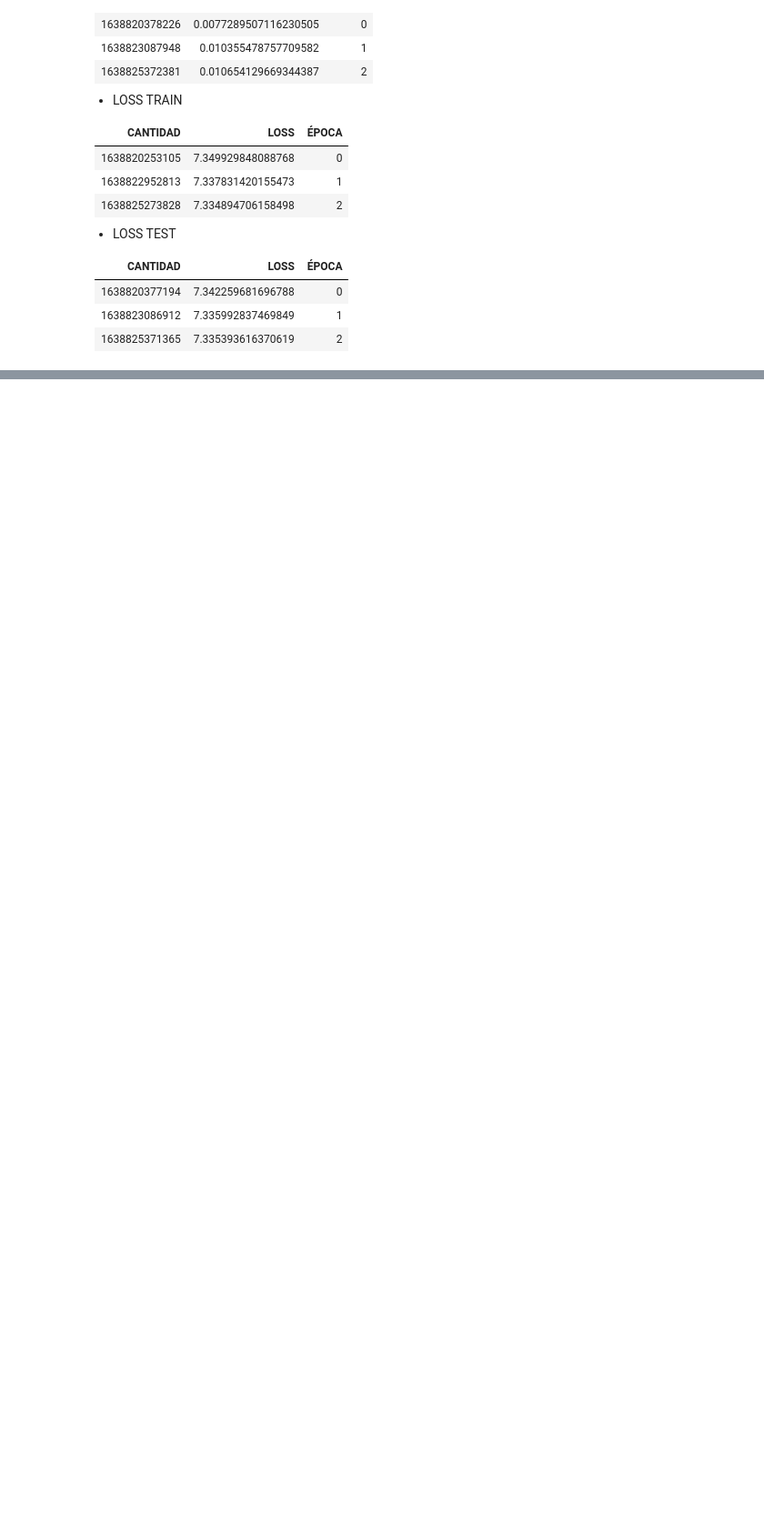
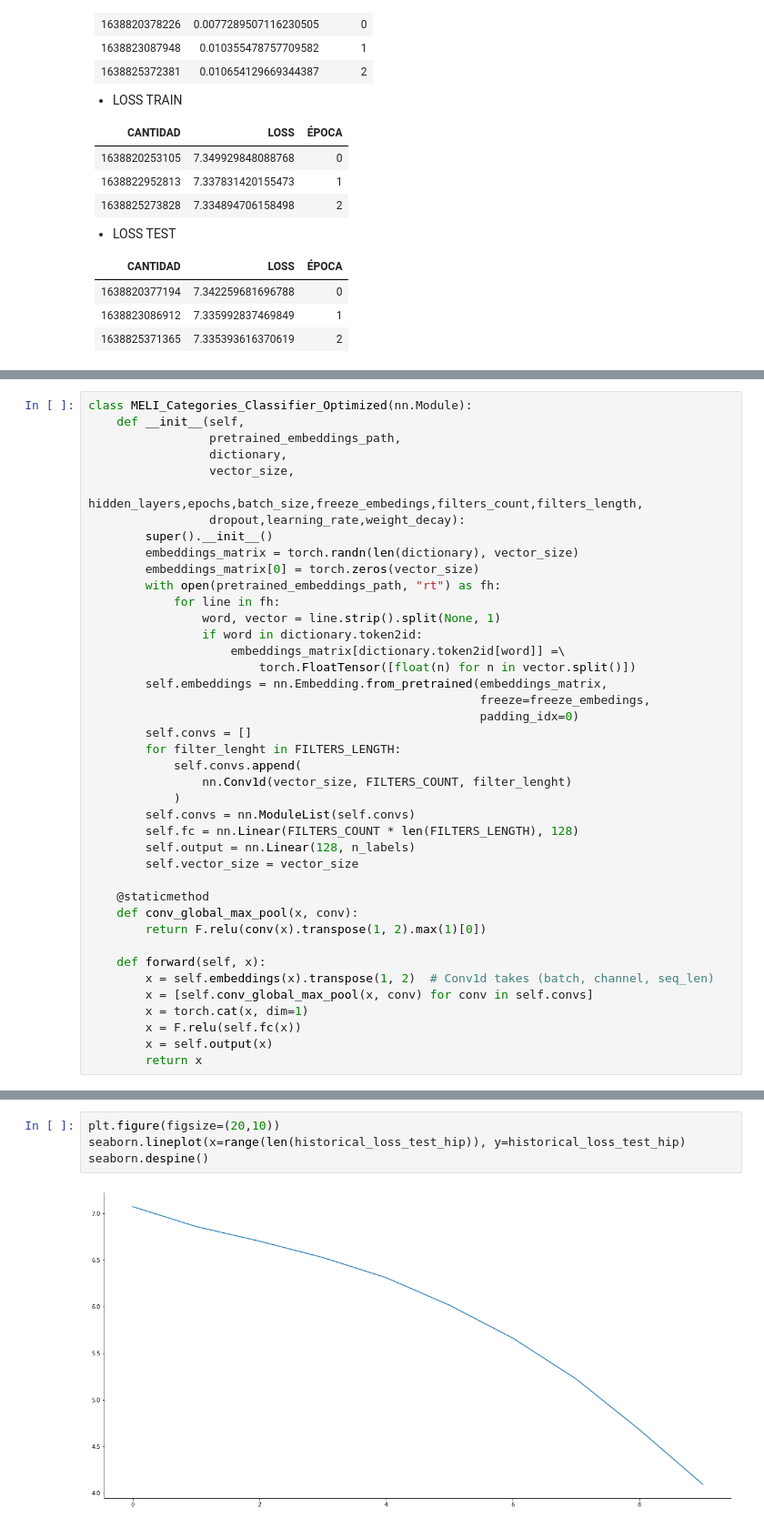
Before and after one commit to DiploDatos2021-EntregablesGrupo10/Deep_Learning, a Jupyter notebook: Aprendizaje_Profundo_Trabajo_Práctico.ipynb, the cells around one changed output, grey strips where cells are left out. Shown at 91% size. Saved outputs shown, nothing was run; the diff lists cells and outputs as text; blank space fills up the shorter version.

```diff
--- a/Aprendizaje_Profundo_Trabajo_Práctico.ipynb
+++ b/Aprendizaje_Profundo_Trabajo_Práctico.ipynb
@@ -412,0 +533,41 @@ Podemos observar que a partir de la segunda época la red ya aprendió la mayor
+# %%
+class MELI_Categories_Classifier_Optimized(nn.Module):
+    def __init__(self,
+                 pretrained_embeddings_path,
+                 dictionary,
+                 vector_size,
+                 hidden_layers,epochs,batch_size,freeze_embedings,filters_count,filters_length,
+                 dropout,learning_rate,weight_decay):
+        super().__init__()
+        embeddings_matrix = torch.randn(len(dictionary), vector_size)
+        embeddings_matrix[0] = torch.zeros(vector_size)
+        with open(pretrained_embeddings_path, "rt") as fh:
+            for line in fh:
+                word, vector = line.strip().split(None, 1)
+                if word in dictionary.token2id:
+                    embeddings_matrix[dictionary.token2id[word]] =\
+                        torch.FloatTensor([float(n) for n in vector.split()])
+        self.embeddings = nn.Embedding.from_pretrained(embeddings_matrix,
+                                                       freeze=freeze_embedings,
+                                                       padding_idx=0)
+        self.convs = []
+        for filter_lenght in FILTERS_LENGTH:
+            self.convs.append(
+                nn.Conv1d(vector_size, FILTERS_COUNT, filter_lenght)
+            )
+        self.convs = nn.ModuleList(self.convs)
+        self.fc = nn.Linear(FILTERS_COUNT * len(FILTERS_LENGTH), 128)
+        self.output = nn.Linear(128, n_labels)
+        self.vector_size = vector_size
+
+    @staticmethod
+    def conv_global_max_pool(x, conv):
+        return F.relu(conv(x).transpose(1, 2).max(1)[0])
+
+    def forward(self, x):
+        x = self.embeddings(x).transpose(1, 2)  # Conv1d takes (batch, channel, seq_len)
+        x = [self.conv_global_max_pool(x, conv) for conv in self.convs]
+        x = torch.cat(x, dim=1)
+        x = F.relu(self.fc(x))
+        x = self.output(x)
+        return x
@@ -412,0 +743,6 @@ Podemos observar que a partir de la segunda época la red ya aprendió la mayor
+# %%
+plt.figure(figsize=(20,10))
+seaborn.lineplot(x=range(len(historical_loss_test_hip)), y=historical_loss_test_hip)
+seaborn.despine()
+# %% [output]
+[figure, added]
```
Also changed, not shown: parts of 39 cells of this notebook.
